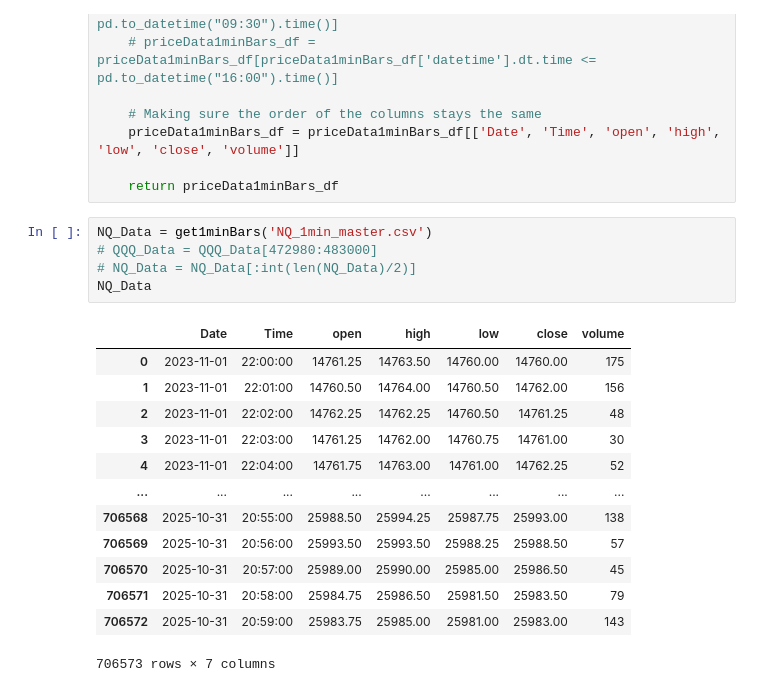
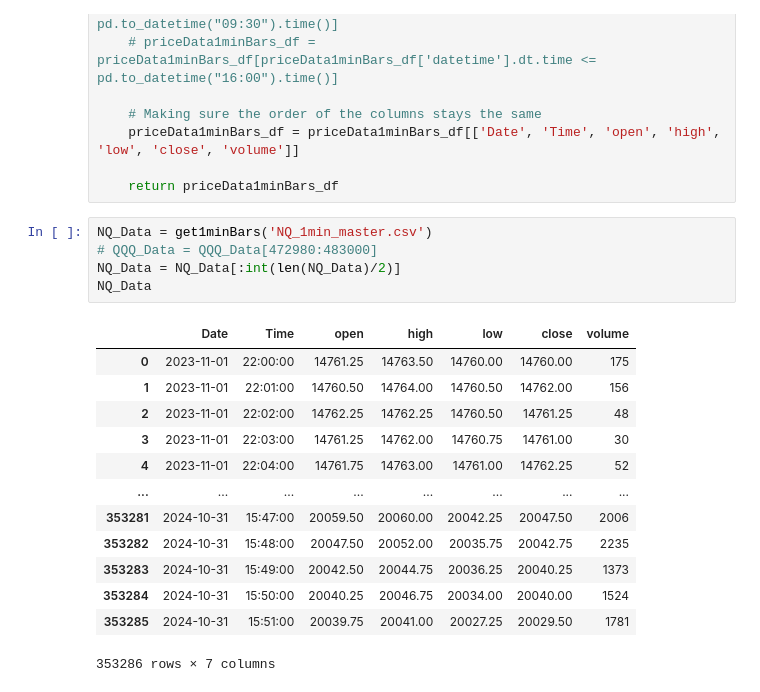
Before and after one commit to JeremieC1998/ORB_backtest, a Jupyter notebook: scalpingTest2.ipynb, the cells around one changed output. Cells and saved outputs as stored; diff of their text form.

```diff
--- a/scalpingTest2.ipynb
+++ b/scalpingTest2.ipynb
@@ -43,22 +43,22 @@ def get1minBars(csvName):
 # %%
 NQ_Data = get1minBars('NQ_1min_master.csv')
 # QQQ_Data = QQQ_Data[472980:483000]
-# NQ_Data = NQ_Data[:int(len(NQ_Data)/2)]
+NQ_Data = NQ_Data[:int(len(NQ_Data)/2)]
 NQ_Data
 # %% [output]
 |  | Date | Time | open | high | low | close | volume |
 | 0 | 2023-11-01 | 22:00:00 | 14761.25 | 14763.50 | 14760.00 | 14760.00 | 175 |
 | 1 | 2023-11-01 | 22:01:00 | 14760.50 | 14764.00 | 14760.50 | 14762.00 | 156 |
 | 2 | 2023-11-01 | 22:02:00 | 14762.25 | 14762.25 | 14760.50 | 14761.25 | 48 |
 | 3 | 2023-11-01 | 22:03:00 | 14761.25 | 14762.00 | 14760.75 | 14761.00 | 30 |
 | 4 | 2023-11-01 | 22:04:00 | 14761.75 | 14763.00 | 14761.00 | 14762.25 | 52 |
 | ... | ... | ... | ... | ... | ... | ... | ... |
-| 706568 | 2025-10-31 | 20:55:00 | 25988.50 | 25994.25 | 25987.75 | 25993.00 | 138 |
-| 706569 | 2025-10-31 | 20:56:00 | 25993.50 | 25993.50 | 25988.25 | 25988.50 | 57 |
-| 706570 | 2025-10-31 | 20:57:00 | 25989.00 | 25990.00 | 25985.00 | 25986.50 | 45 |
-| 706571 | 2025-10-31 | 20:58:00 | 25984.75 | 25986.50 | 25981.50 | 25983.50 | 79 |
-| 706572 | 2025-10-31 | 20:59:00 | 25983.75 | 25985.00 | 25981.00 | 25983.00 | 143 |
+| 353281 | 2024-10-31 | 15:47:00 | 20059.50 | 20060.00 | 20042.25 | 20047.50 | 2006 |
+| 353282 | 2024-10-31 | 15:48:00 | 20047.50 | 20052.00 | 20035.75 | 20042.75 | 2235 |
+| 353283 | 2024-10-31 | 15:49:00 | 20042.50 | 20044.75 | 20036.25 | 20040.25 | 1373 |
+| 353284 | 2024-10-31 | 15:50:00 | 20040.25 | 20046.75 | 20034.00 | 20040.00 | 1524 |
+| 353285 | 2024-10-31 | 15:51:00 | 20039.75 | 20041.00 | 20027.25 | 20029.50 | 1781 |
-706573 rows × 7 columns
+353286 rows × 7 columns
 # %%
 # Imports
 import pandas as pd
```
Also changed, not shown: parts of 4 cells of this notebook.
